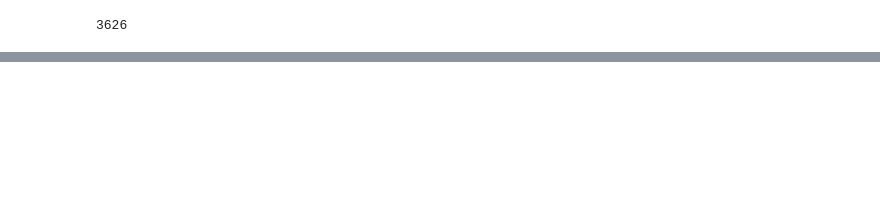
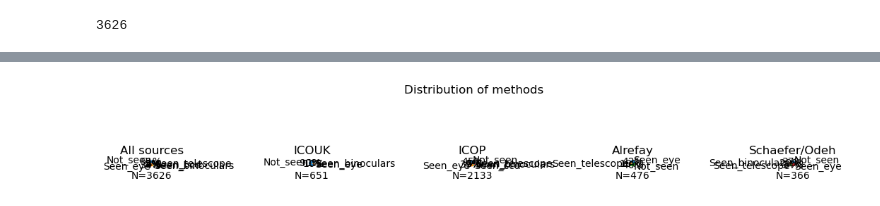
Before and after one commit to EmmaAlexander/mphys-moon, a Jupyter notebook: Code/moon_sightings_visualisation.ipynb, the cells around one changed output, grey strips where cells are left out. Drawn from its saved outputs; the diff is of its cells as text; code cells hidden in the pictures; blank space fills up the shorter version.

```diff
--- a/Code/moon_sightings_visualisation.ipynb
+++ b/Code/moon_sightings_visualisation.ipynb
@@ -61,0 +84,4 @@ plt.show()
+# %%
+plot_pie_distribution("Method", "Distribution of methods")
+# %% [output]
+[figure, added]
```
Also changed, not shown: parts of 11 cells of this notebook, 2 other files.
